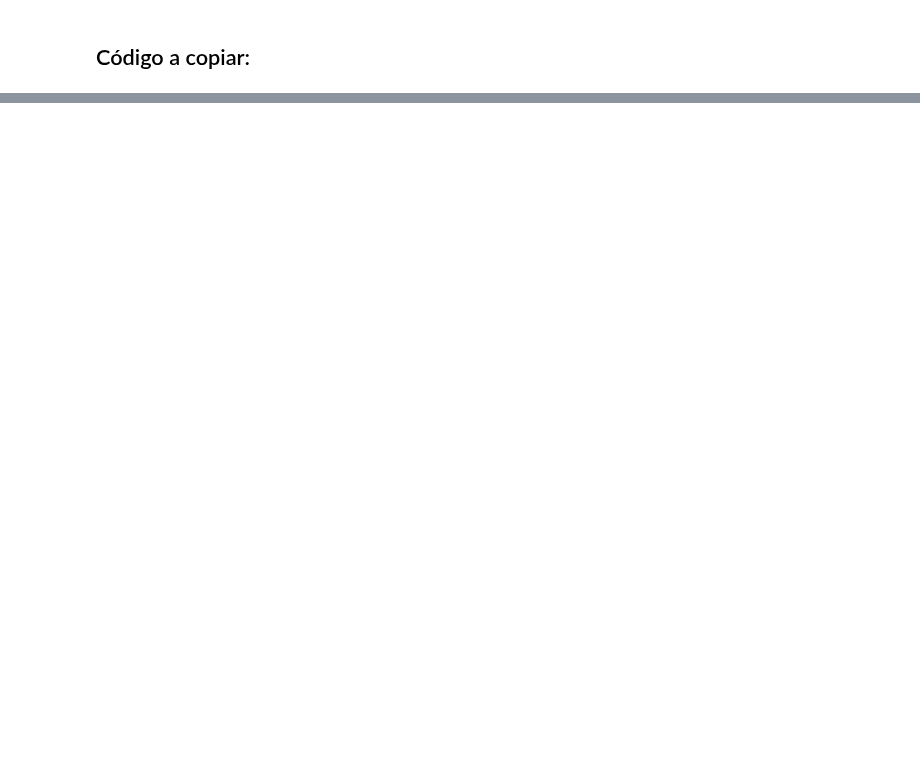
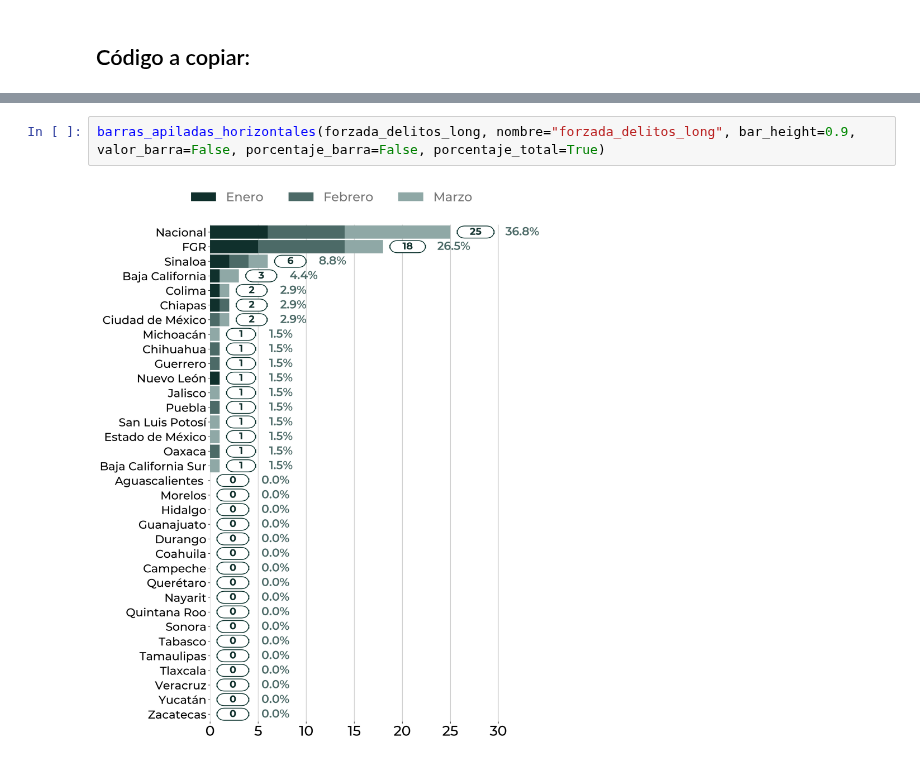
Before and after one commit to tabonitaa/graficas_gob, a Jupyter notebook: Python/barras apiladas horizontales 2/barras_apiladas_horizontales.ipynb, the cells around one changed output, grey strips where cells are left out. Cells and saved outputs as stored; diff of their text form; blank space fills up the shorter version.

```diff
--- a/Python/barras apiladas horizontales 2/barras_apiladas_horizontales.ipynb
+++ b/Python/barras apiladas horizontales 2/barras_apiladas_horizontales.ipynb
@@ -262,0 +252,4 @@ barras_apiladas_horizontales(df_fechas_long, nombre="df_fechas_long", bar_height
+# %%
+barras_apiladas_horizontales(forzada_delitos_long, nombre="forzada_delitos_long", bar_height=0.9, valor_barra=False, porcentaje_barra=False, porcentaje_total=True)
+# %% [output]
+[figure, added]
```
Also changed, not shown: parts of 2 cells of this notebook, 4 other files.
